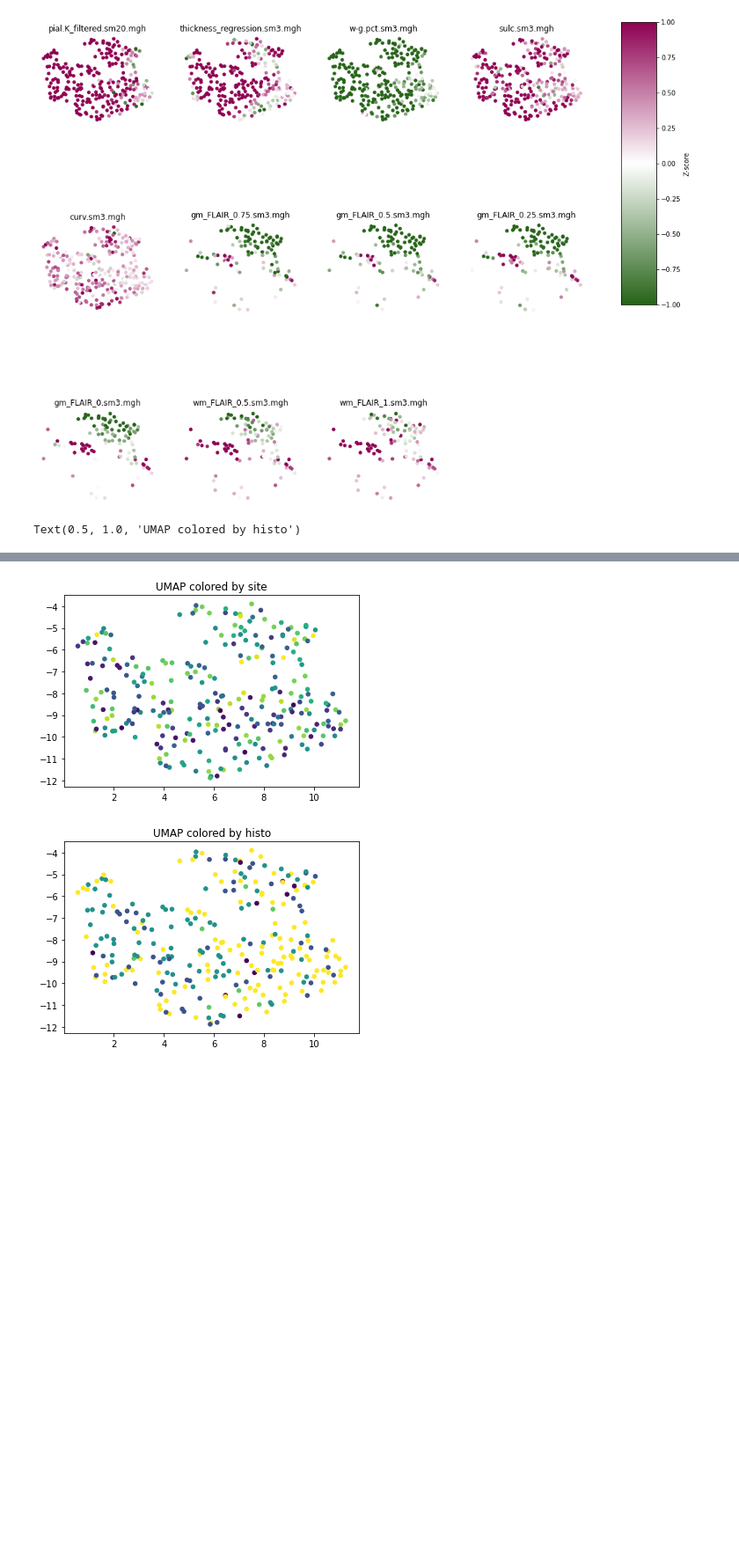
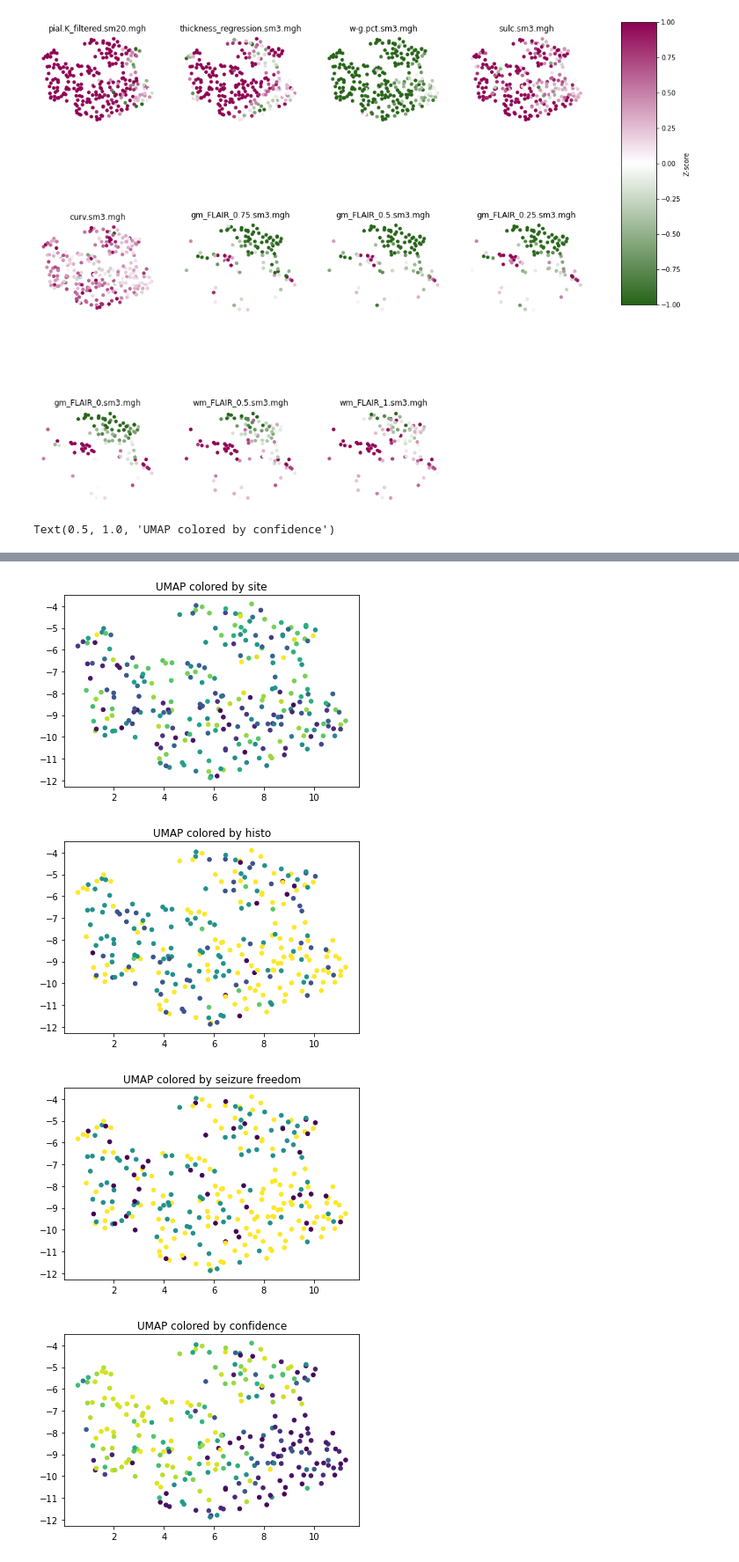
Before and after one commit to MELDProject/meld_graph, a Jupyter notebook: notebooks/dev_save_fingerprints.ipynb, the cells around one changed output, grey strips where cells are left out. Shown at 88% size. Drawn from its saved outputs; the diff is of its cells as text; code cells hidden in the pictures; blank space fills up the shorter version.

```diff
--- a/notebooks/dev_save_fingerprints.ipynb
+++ b/notebooks/dev_save_fingerprints.ipynb
@@ -69,7 +69,7 @@ for p, path in enumerate(paths):
 [figure]
 # %%
 # load experiment
-model_path = '/rds/project/kw350/rds-kw350-meld/experiments_graph/kw350/23-10-30_THSG_cop/s_0/fold_all'
+model_path = '/rds/project/kw350/rds-kw350-meld/experiments_graph/kw350/23-08-30_IGKW_object_save_final/s_0/fold_all'
 exp = meld_graph.experiment.Experiment.from_folder(model_path)
 exp.data_parameters["augment_data"] = {}
 
@@ -428,32 +448,50 @@ plt.title('UMAP colored by detection')
 
 # color by age
 c = subdf['age'].values
 plt.figure()
 plt.scatter(clusterable_embedding[:, 0],
          clusterable_embedding[:, 1], c=c,cmap = 'viridis', s=20,)
 plt.title('UMAP colored by age')
 
 # color by site
 le = preprocessing.LabelEncoder()
 le.fit(subdf['site'])
 c = le.transform(subdf['site'])
 plt.figure()
 plt.scatter(clusterable_embedding[:, 0],
          clusterable_embedding[:, 1], c=c, cmap = 'viridis', s=20,)
 plt.title('UMAP colored by site')
 
 # color by histopathology
 le = preprocessing.LabelEncoder()
 le.fit(subdf['histo'])
 c = le.transform(subdf['histo'])
 plt.figure()
 plt.scatter(clusterable_embedding[:, 0],
          clusterable_embedding[:, 1], c=c, cmap = 'viridis', s=20,)
 plt.title('UMAP colored by histo')
+
+# color by seizure freedom
+le = preprocessing.LabelEncoder()
+le.fit(subdf['seizure_freedom'])
+c = le.transform(subdf['seizure_freedom'])
+plt.figure()
+plt.scatter(clusterable_embedding[:, 0],
+         clusterable_embedding[:, 1], c=c, cmap = 'viridis', s=20,)
+plt.title('UMAP colored by seizure freedom')
+
+# color by confidence
+c = subdf['confidence'].values
+plt.figure()
+plt.scatter(clusterable_embedding[:, 0],
+         clusterable_embedding[:, 1], c=c,cmap = 'viridis', s=20,)
+plt.title('UMAP colored by confidence')
 # %% [output]
-Text(0.5, 1.0, 'UMAP colored by histo')
+Text(0.5, 1.0, 'UMAP colored by confidence')
 [figure]
 [figure]
 [figure]
 [figure]
+[figure, added]
+[figure, added]
 # %% [markdown]
```
Also changed, not shown: parts of 16 cells of this notebook.
